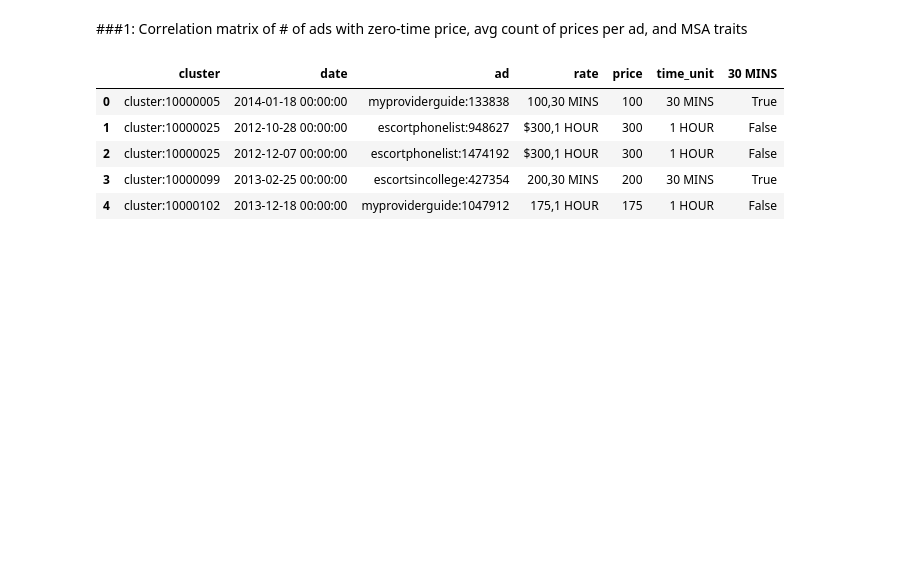
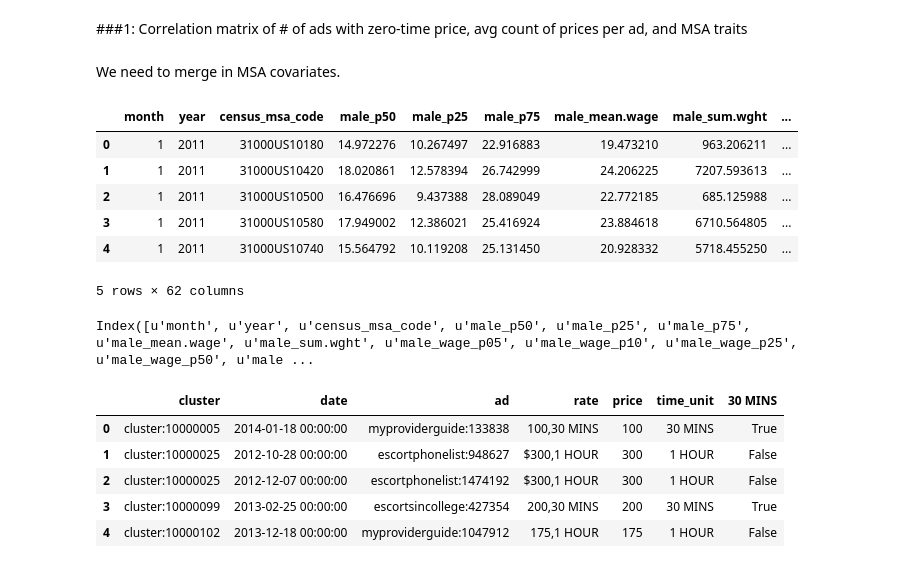
Before and after one commit to giantoak/memex-diagnostics, a Jupyter notebook: notebooks/Price per hour diagnostics.ipynb, the cells around one changed output. Cells and saved outputs as stored; diff of their text form; code cells hidden in the pictures; blank space fills up the shorter version.

```diff
--- a/notebooks/Price per hour diagnostics.ipynb
+++ b/notebooks/Price per hour diagnostics.ipynb
@@ -189,3 +198,20 @@ unique_prices = cluster_rates.groupby('cluster').price.nunique()
 12.7% of the 337,314 providers differed within a time unit or price.
 # %% [markdown]
 ###1: Correlation matrix of # of ads with zero-time price, avg count of prices per ad, and MSA traits
+# %% [markdown]
+We need to merge in MSA covariates.
+# %%
+df_msa = pd.read_csv(os.path.join(data_dir, 'all_merged.csv'))
+df_msa.head()
+# %% [output]
+|  | month | year | census_msa_code | male_p50 | male_p25 | male_p75 | male_mean.wage | male_sum.wght | ... |
+| 0 | 1 | 2011 | 31000US10180 | 14.972276 | 10.267497 | 22.916883 | 19.473210 | 963.206211 | ... |
+| 1 | 1 | 2011 | 31000US10420 | 18.020861 | 12.578394 | 26.742999 | 24.206225 | 7207.593613 | ... |
+| 2 | 1 | 2011 | 31000US10500 | 16.476696 | 9.437388 | 28.089049 | 22.772185 | 685.125988 | ... |
+| 3 | 1 | 2011 | 31000US10580 | 17.949002 | 12.386021 | 25.416924 | 23.884618 | 6710.564805 | ... |
+| 4 | 1 | 2011 | 31000US10740 | 15.564792 | 10.119208 | 25.131450 | 20.928332 | 5718.455250 | ... |
+5 rows × 62 columns
+# %%
+df_msa.columns
+# %% [output]
+Index([u'month', u'year', u'census_msa_code', u'male_p50', u'male_p25', u'male_p75', u'male_mean.wage', u'male_sum.wght', u'male_wage_p05', u'male_wage_p10', u'male_wage_p25', u'male_wage_p50', u'male ...
```
Also changed, not shown: parts of 9 cells of this notebook, 1 other file.
